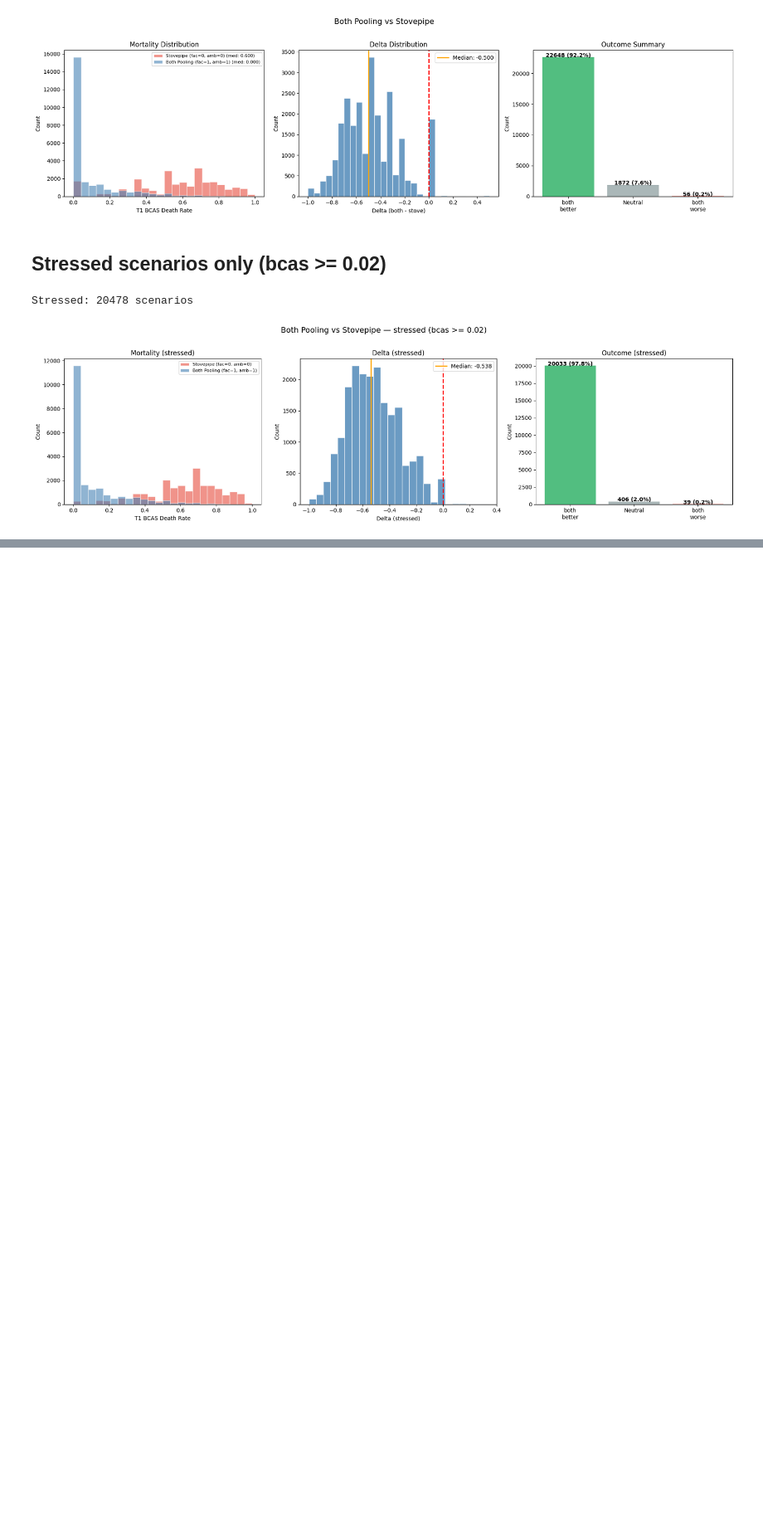
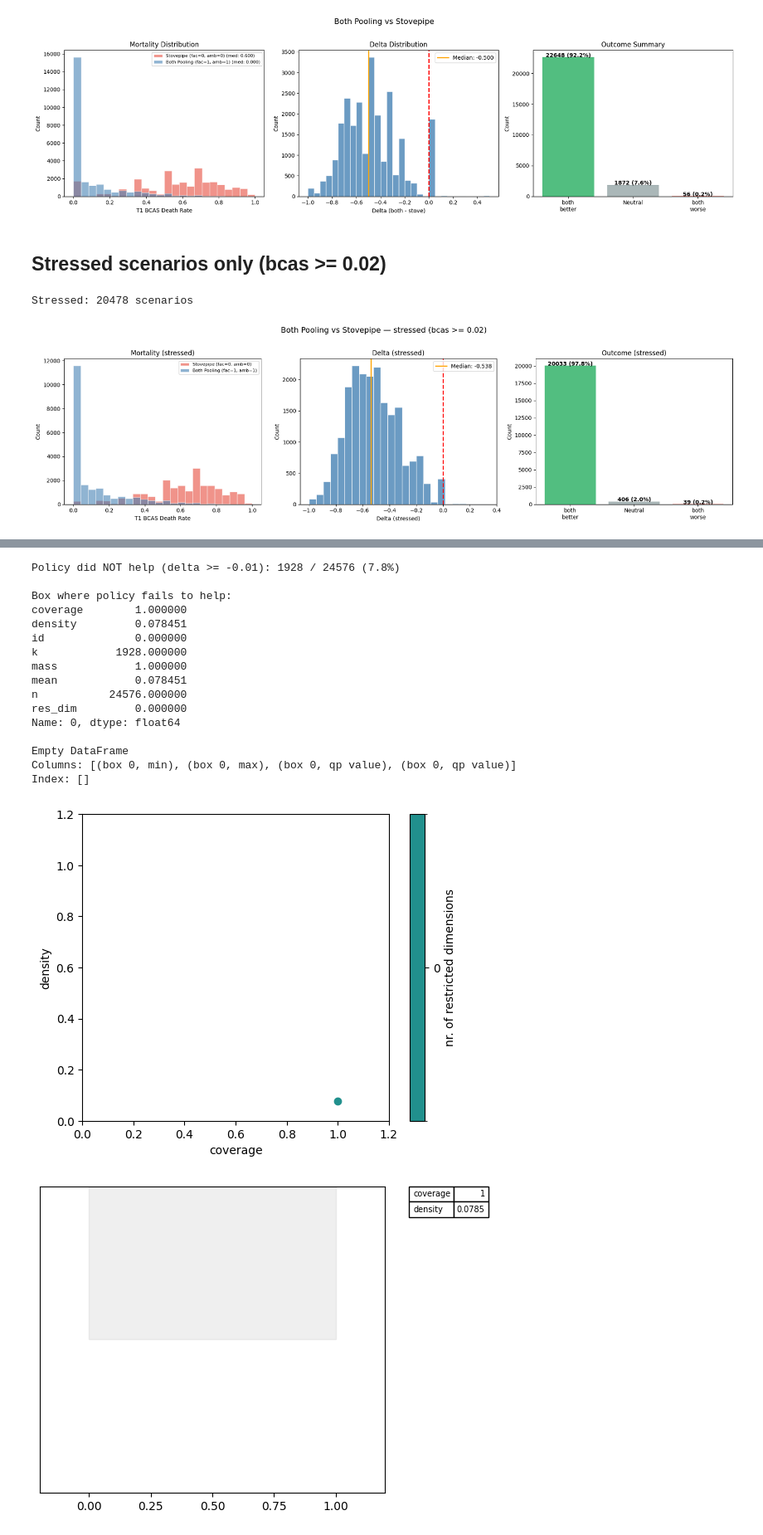
Before and after one commit to EliaTaverna/MENS---Medical-Evacuation-Network-Simulator, a Jupyter notebook: analysis_notebooks/multi_run_analysis/outcome_vs_uncertainty/phase_1_(1rq)/2_btg/sobol_prim/dist_both_vs_stove.ipynb, the cells around one changed output, grey strips where cells are left out. Shown at 83% size. Drawn from its saved outputs; the diff is of its cells as text; code cells hidden in the pictures; blank space fills up the shorter version.

```diff
--- a/analysis_notebooks/multi_run_analysis/outcome_vs_uncertainty/phase_1_(1rq)/2_btg/sobol_prim/dist_both_vs_stove.ipynb
+++ b/analysis_notebooks/multi_run_analysis/outcome_vs_uncertainty/phase_1_(1rq)/2_btg/sobol_prim/dist_both_vs_stove.ipynb
@@ -120,0 +168,36 @@ Stressed: 20478 scenarios
+# %%
+y_not_help = (delta > -0.01)
+
+print(f"Policy did NOT help (delta >= -0.01): {y_not_help.sum()} / {len(y_not_help)} ({y_not_help.mean():.1%})")
+
+if y_not_help.sum() >= 10 and y_not_help.sum() < len(y_not_help) * 0.95:
+    p2 = prim.Prim(x, y_not_help, threshold=0.5)
+    box2 = p2.find_box()
+    box2.show_tradeoff()
+    print()
+    print("Box where policy fails to help:")
+    box2.inspect(style="graph")
+    box2.inspect()
+elif y_not_help.sum() >= len(y_not_help) * 0.95:
+    print("Policy fails to help in >95% of cases — no meaningful box to find.")
+else:
+    print("Too few cases for PRIM.")
+# %% [output]
+Policy did NOT help (delta >= -0.01): 1928 / 24576 (7.8%)
+
+Box where policy fails to help:
+coverage        1.000000
+density         0.078451
+id              0.000000
+k            1928.000000
+mass            1.000000
+mean            0.078451
+n           24576.000000
+res_dim         0.000000
+Name: 0, dtype: float64
+
+Empty DataFrame
+Columns: [(box 0, min), (box 0, max), (box 0, qp value), (box 0, qp value)]
+Index: []
+[figure, added]
+[figure, added]
```
Also changed, not shown: parts of 3 cells of this notebook, 3 other files.
